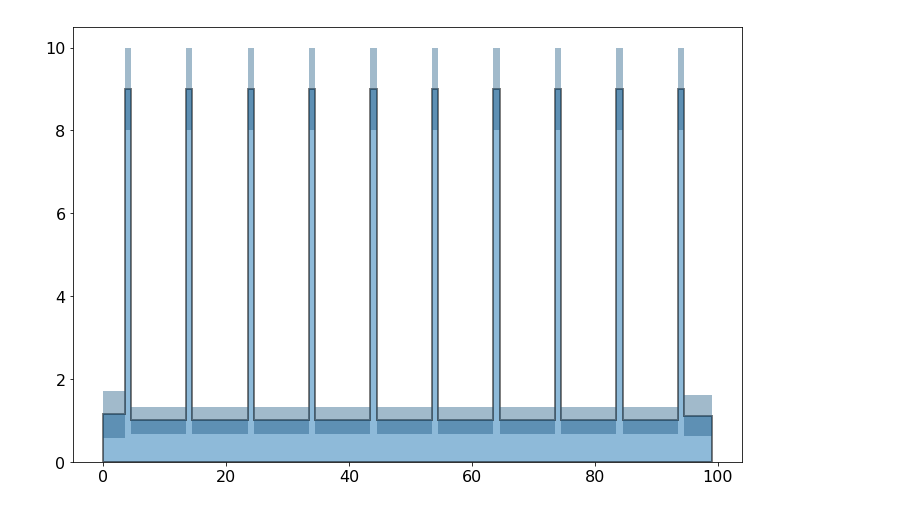
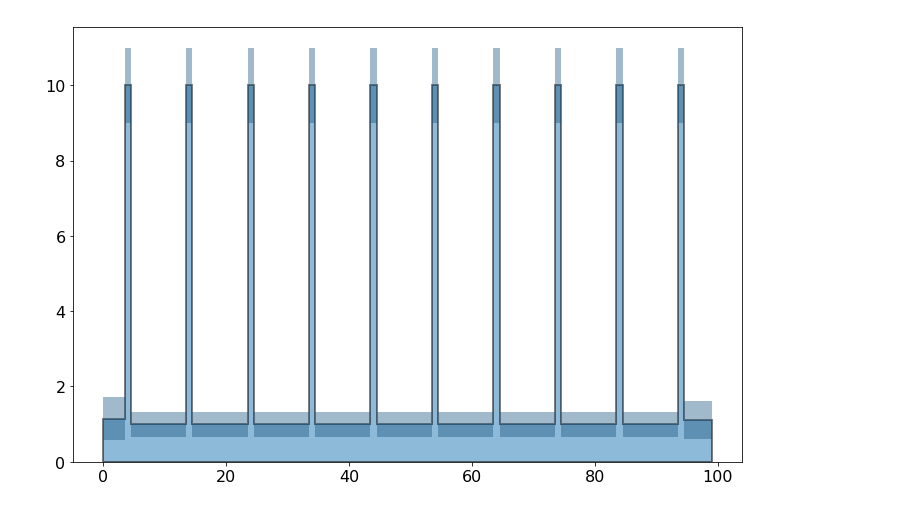
Before and after one commit to pollackscience/histogram_plus, a Jupyter notebook: scripts/hist_plus.ipynb, the cells around one changed output. Cells and saved outputs as stored; diff of their text form; code cells hidden in the pictures.

```diff
--- a/scripts/hist_plus.ipynb
+++ b/scripts/hist_plus.ipynb
@@ -73,6 +105,6 @@ _ = hist(data2, bins='blocks', histtype='stepfilled', errorbars=True)
 # %%
 data_uni = range(0,100)
-weights_spec = ([1]*4+[9]+[1]*5)*10
+weights_spec = ([1]*4+[10]+[1]*5)*10
 _ = hist(data_uni, weights=weights_spec, bins='block', histtype='stepfilled', errorbars=True, err_style='band', scale='binwidth', p0=0.1)
 # %% [output]
-[figure, old version]
+[figure, new version]
```
Also changed, not shown: parts of 6 cells of this notebook, 1 other file.
